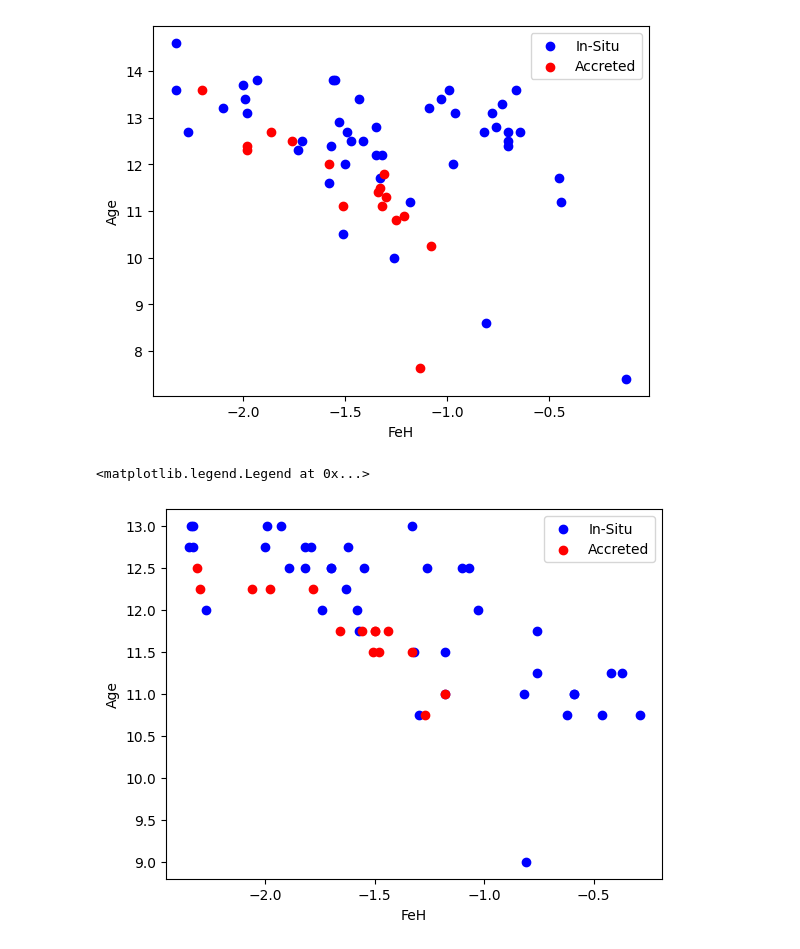
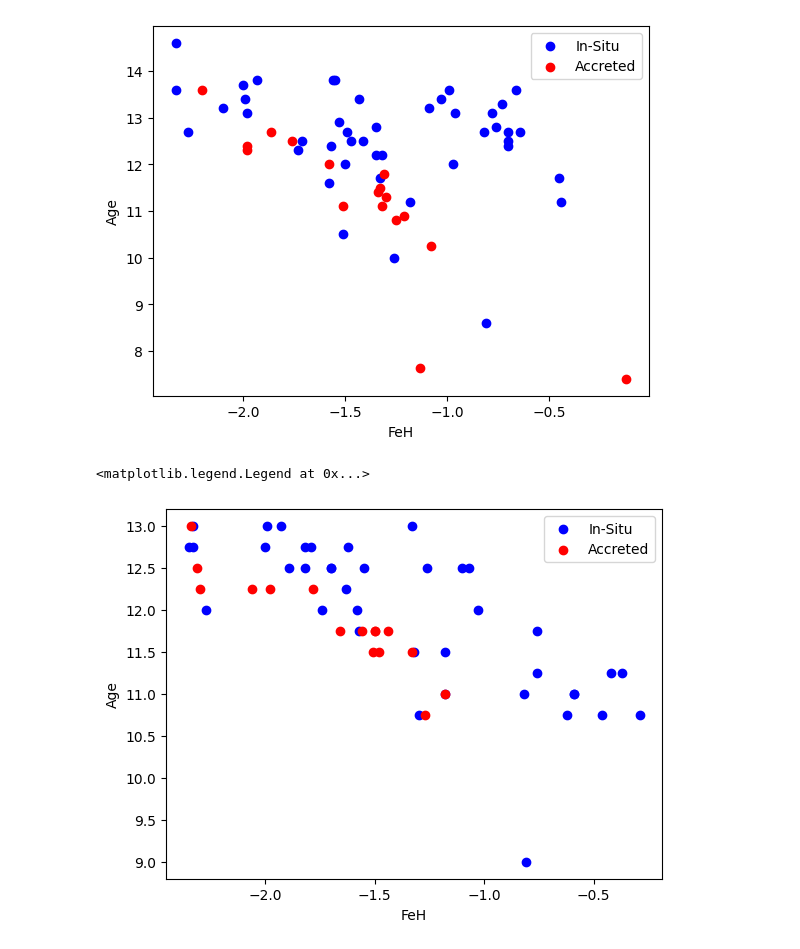
Before and after one commit to vishnusivamogga/PHYS3116_shrek, a Jupyter notebook: age_metallicity.ipynb, the cells around one changed output. Saved outputs shown, nothing was run; the diff lists cells and outputs as text; code cells hidden in the pictures.

Commit message:
Merged Krause & Vandenberg Accreted plots

```diff
--- a/age_metallicity.ipynb
+++ b/age_metallicity.ipynb
@@ -50,36 +116,36 @@ union_GCs= pd.concat([Krause_filtered, VandenBerg_filtered], ignore_index=True)
 # %%
 # Create a mask for IDs in int_accreted
-mask = Krause['Object'].isin(int_accreted)
+mask = Krause['Object'].isin(set_accreted)
 
 # Create the figure and axis
 fig, ax = plt.subplots()
 
-# Plot non-accreted stars (blue)
+# Plot in situ stars (blue)
 ax.scatter(Krause.loc[~mask, 'FeH'], Krause.loc[~mask, 'Age'], color='blue', label='In-Situ')
 
 # Plot accreted stars (red)
 ax.scatter(Krause.loc[mask, 'FeH'], Krause.loc[mask, 'Age'], color='red', label='Accreted')
 
 # Add labels and legend
 ax.set_xlabel('FeH')
 ax.set_ylabel('Age')
 ax.legend()
 
 plt.show()
 
 
 #Krause.plot(kind = 'scatter', x ='FeH',y='Age')
 # %% [output]
-[figure, old version]
+[figure, new version]
 # %%
 # Create a mask for IDs in int_accreted
-mask = VandenBerg['#NGC'].isin(int_accreted)
+mask = VandenBerg['#NGC'].isin(set_accreted)
 
 # Create the figure and axis
 fig, ax = plt.subplots()
 
 # Plot non-accreted stars (blue)
-ax.scatter(VandenBerg.loc[~mask, 'FeH'], VandenBerg.loc[~mask, 'Age'], color='blue', label='In-Situ')
+ax.scatter(VandenBerg.loc[~mask,'FeH'], VandenBerg.loc[~mask, 'Age'],color='blue', label='In-Situ')
 
 # Plot accreted stars (red)
 ax.scatter(VandenBerg.loc[mask, 'FeH'], VandenBerg.loc[mask, 'Age'], color='red', label='Accreted')
@@ -93,4 +159,4 @@ ax.legend()
 #VandenBerg.plot(kind = 'scatter', x ='FeH',y='Age')
 # %% [output]
 <matplotlib.legend.Legend at 0x...>
-[figure, old version]
+[figure, new version]
```
Also changed, not shown: parts of 2 cells of this notebook.
